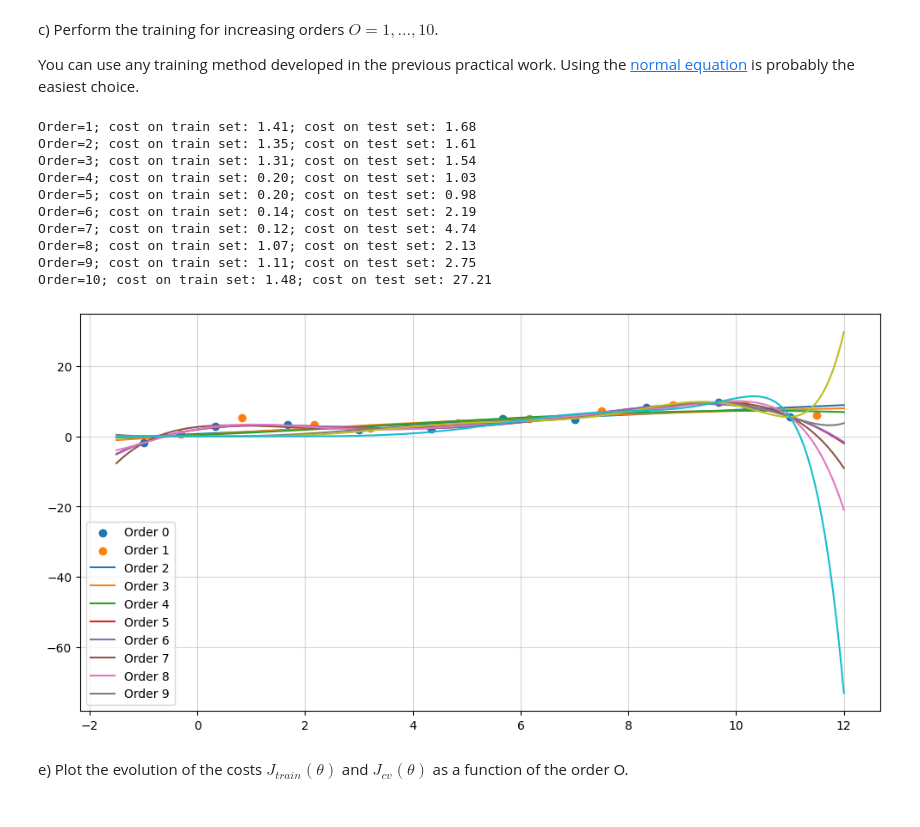
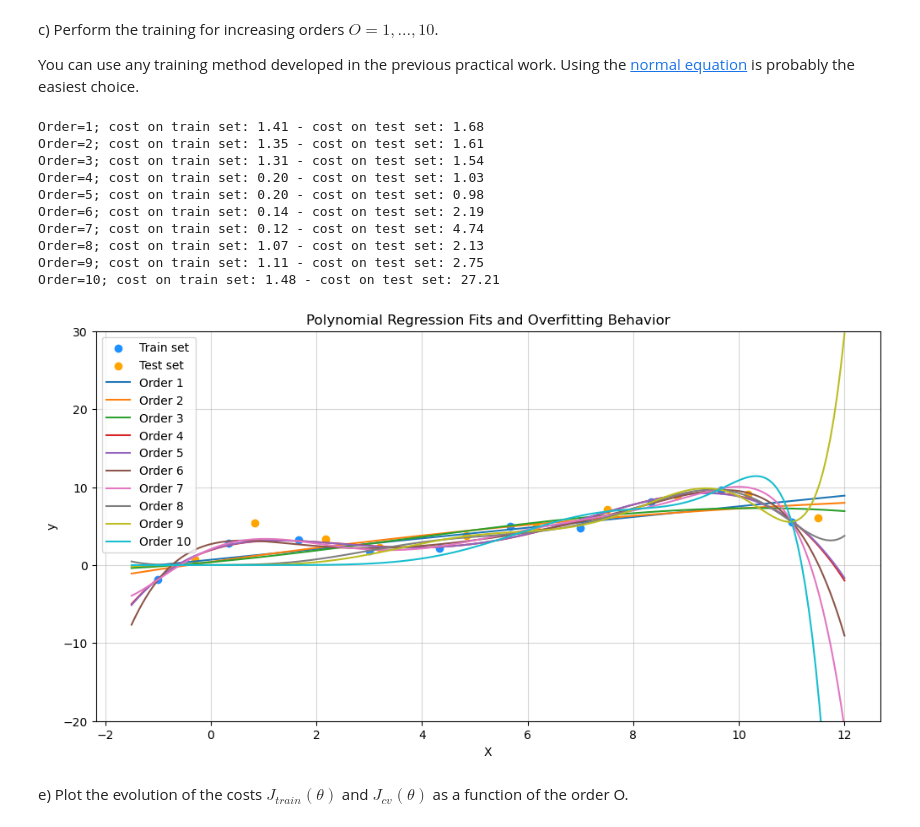
Before and after one commit to pleopleo6/FTP__ML, a Jupyter notebook: ML-PW-05-pellandini-gervasio-jaquet/ex3-overfitting/ex3-overfitting-pellandini-gervasio-jaquet.ipynb, the cells around one changed output. Cells and saved outputs as stored; diff of their text form; code cells hidden in the pictures.

```diff
--- a/ML-PW-05-pellandini-gervasio-jaquet/ex3-overfitting/ex3-overfitting-pellandini-gervasio-jaquet.ipynb
+++ b/ML-PW-05-pellandini-gervasio-jaquet/ex3-overfitting/ex3-overfitting-pellandini-gervasio-jaquet.ipynb
@@ -91,53 +90,62 @@ def predict(thetas: np.array, X: np.array) -> np.array:
 
     return y_pred
 # %%
-# Figure et nuages de points (on garde ta base)
+# Figure et nuages de points
 plt.figure(figsize=(12,6))
 plt.grid(alpha=0.5)
-plt.scatter(X_train, y_train)
-plt.scatter(X_test, y_test)
+
+# train test points
+plt.scatter(X_train, y_train, color='dodgerblue', label='Train set')
+plt.scatter(X_test, y_test, color='orange', label='Test set')
 
 # Axe x
 x_unseen = np.linspace(min(X_train.min(), X_test.min()) - 0.5,
                        max(X_train.max(), X_test.max()) + 0.5,
                        200)
 
 train_cost_curve = []
 test_cost_curve = []
 
-for order in range(1,11):
-    # training
+# Boucle sur les degrés - on a choisi 1 à 11
+for order in range(1, 11):
+
+    # entraônement des thetas du poly
     thetas = fit(X_train, y_train, order)
 
-    # test sur train
+    # Coûts sur train et test
     y_pred_train = predict(thetas, X_train)
     cost_train = compute_cost(y_pred_train, y_train)
     train_cost_curve.append(cost_train)
 
-    # test sur test
     y_pred_test = predict(thetas, X_test)
     cost_test = compute_cost(y_pred_test, y_test)
     test_cost_curve.append(cost_test)
 
-    # tracé courbre
+    # courbes
     y_pred_line = predict(thetas, x_unseen)
-    plt.plot(x_unseen, y_pred_line)  # une ligne par ordre
+    plt.plot(x_unseen, y_pred_line, label=f'Order {order}')
 
-    print(f"Order={order}; cost on train set: {cost_train:.2f}; cost on test set: {cost_test:.2f}")
+    print(f"Order={order}; cost on train set: {cost_train:.2f} - cost on test set: {cost_test:.2f}")
 
-plt.legend([f"Order {i}" for i in range(10)]);
+# Légende propre
+plt.legend()
+plt.ylim(-20, 30)
+plt.title("Polynomial Regression Fits and Overfitting Behavior")
+plt.xlabel("X")
+plt.ylabel("y")
+plt.show()
 # %% [output]
-Order=1; cost on train set: 1.41; cost on test set: 1.68
-Order=2; cost on train set: 1.35; cost on test set: 1.61
-Order=3; cost on train set: 1.31; cost on test set: 1.54
-Order=4; cost on train set: 0.20; cost on test set: 1.03
-Order=5; cost on train set: 0.20; cost on test set: 0.98
-Order=6; cost on train set: 0.14; cost on test set: 2.19
-Order=7; cost on train set: 0.12; cost on test set: 4.74
-Order=8; cost on train set: 1.07; cost on test set: 2.13
-Order=9; cost on train set: 1.11; cost on test set: 2.75
-Order=10; cost on train set: 1.48; cost on test set: 27.21
+Order=1; cost on train set: 1.41 - cost on test set: 1.68
+Order=2; cost on train set: 1.35 - cost on test set: 1.61
+Order=3; cost on train set: 1.31 - cost on test set: 1.54
+Order=4; cost on train set: 0.20 - cost on test set: 1.03
+Order=5; cost on train set: 0.20 - cost on test set: 0.98
+Order=6; cost on train set: 0.14 - cost on test set: 2.19
+Order=7; cost on train set: 0.12 - cost on test set: 4.74
+Order=8; cost on train set: 1.07 - cost on test set: 2.13
+Order=9; cost on train set: 1.11 - cost on test set: 2.75
+Order=10; cost on train set: 1.48 - cost on test set: 27.21
-[figure, old version]
+[figure, new version]
 # %% [markdown]
 e) Plot the evolution of the costs
 $J_{train}(θ)$ and $J_{cv}(θ)$
```
Also changed, not shown: parts of 9 cells of this notebook, 2 other files.
